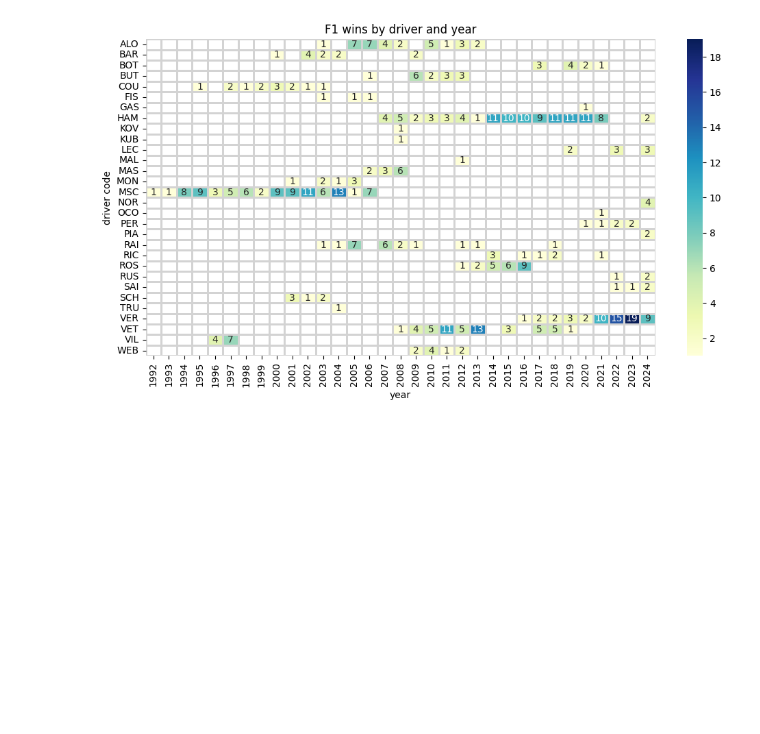
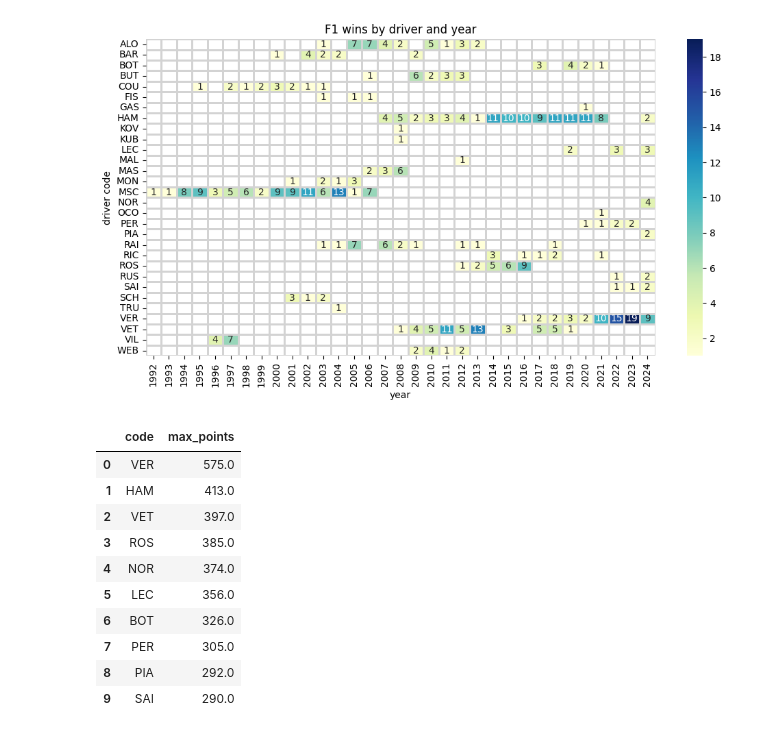
Before and after one commit to GrandEchoWhiskey/f1-analysis, a Jupyter notebook: analysis.ipynb, the cells around one changed output. Saved outputs shown, nothing was run; the diff lists cells and outputs as text; code cells hidden in the pictures; blank space fills up the shorter version.

```diff
--- a/analysis.ipynb
+++ b/analysis.ipynb
@@ -179,3 +179,25 @@ plt.title('F1 wins by driver and year')
 plt.show()
 # %% [output]
 [figure]
+# %%
+q = "SELECT code, MAX(points) AS max_points " \
+    "FROM driver_standings " \
+    "INNER JOIN drivers ON driver_standings.driverId = drivers.driverId " \
+    "GROUP BY code " \
+    "ORDER BY max_points DESC;"
+
+df = pd.read_sql_query(q, conn)
+df = df[df['code'] != '\\N']
+df.head(10)
+# %% [output]
+|  | code | max_points |
+| 0 | VER | 575.0 |
+| 1 | HAM | 413.0 |
+| 2 | VET | 397.0 |
+| 3 | ROS | 385.0 |
+| 4 | NOR | 374.0 |
+| 5 | LEC | 356.0 |
+| 6 | BOT | 326.0 |
+| 7 | PER | 305.0 |
+| 8 | PIA | 292.0 |
+| 9 | SAI | 290.0 |
```
